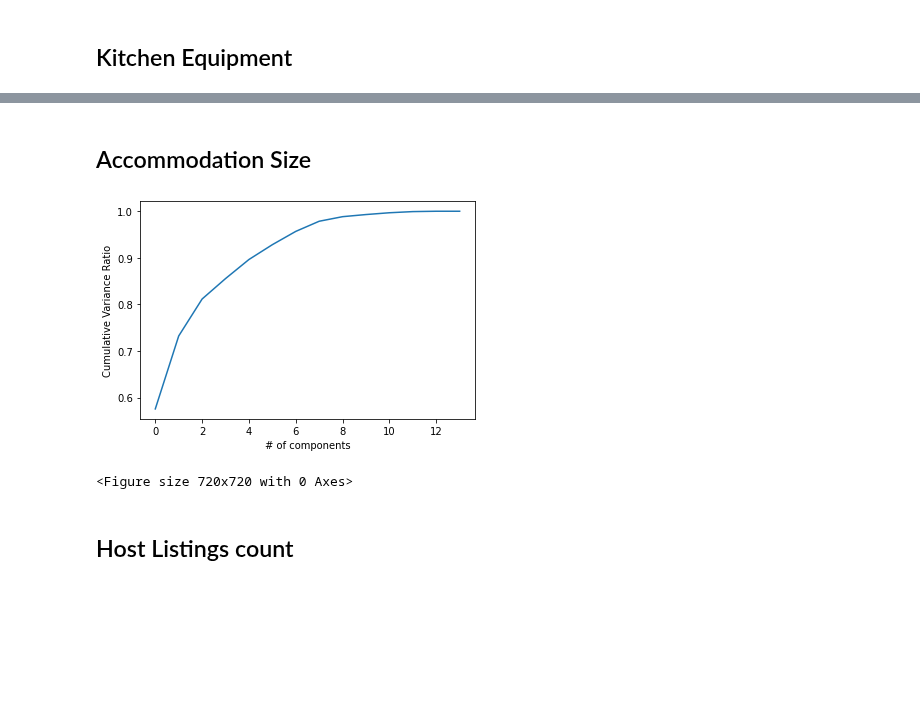
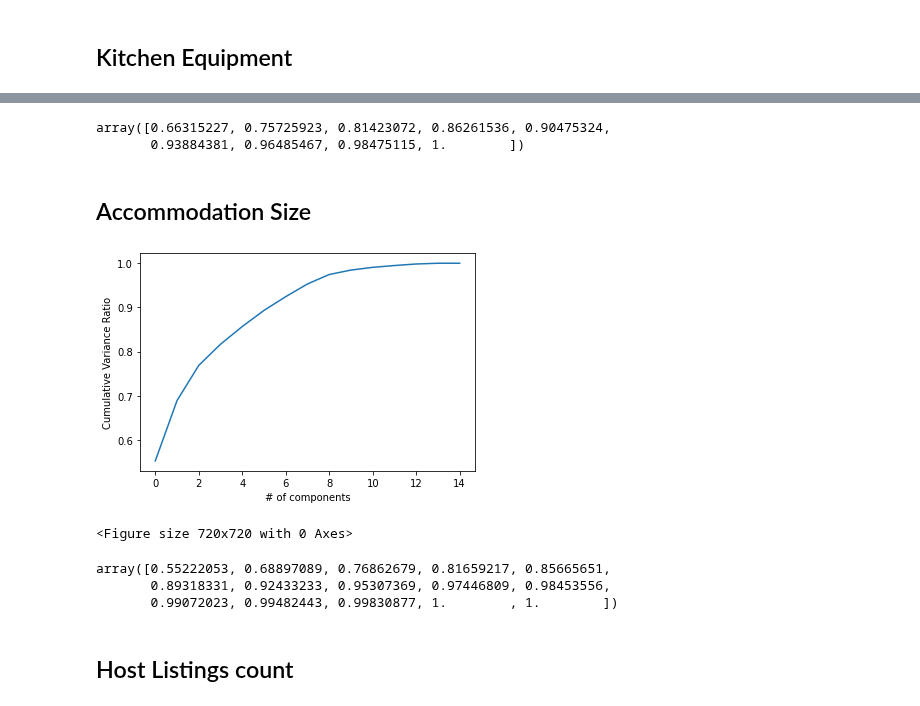
Before and after one commit to dmnk1308/DubAir, a Jupyter notebook: PCA.ipynb, the cells around one changed output, grey strips where cells are left out. Saved outputs shown, nothing was run; the diff lists cells and outputs as text; code cells hidden in the pictures; blank space fills up the shorter version.

```diff
--- a/PCA.ipynb
+++ b/PCA.ipynb
@@ -29,0 +10,14 @@ Due to insignificant t-tests we drop:
+# %%
+wrangler = Wrangler()
+url_listing = "http://data.insideairbnb.com/ireland/leinster/dublin/2021-11-07/data/listings.csv.gz"
+listings = pd.read_csv(url_listing)
+
+# remove extreme prices
+price = listings["price"]
+price = price.str.replace("$","")
+price = price.str.replace(",","")
+price = price.astype(float)
+filter = price < 500
+listings = listings[filter]
+
+X_train, y_train = wrangler.fit_transform_dendro(listings)
@@ -85,21 +111,38 @@ plt.show()
+# %%
+np.cumsum(pca.explained_variance_ratio_)
+# %% [output]
+array([0.66315227, 0.75725923, 0.81423072, 0.86261536, 0.90475324,
+       0.93884381, 0.96485467, 0.98475115, 1.        ])
 # %% [markdown]
 ## Accommodation Size
 # %%
-acco = ["bedrooms_1", "bedrooms_2", "accommodates", "beds", "room_type_Entire home/apt", "room_type_Private room",
-                     "bath_number_1", "bath_number_2", "bath_kind_Shared", "bath_kind_Private", "bath_kind_Normal",
-                     "property_type_Entire residential home", "property_type_Entire rental unit", "property_type_Others"]
+# acco = ["bedrooms_1", "bedrooms_2", "accommodates", "beds", "room_type_Entire home/apt", "room_type_Private room",
+#                      "bath_number_1", "bath_number_2", "bath_kind_Shared", "bath_kind_Private", "bath_kind_Normal",
+#                      "property_type_Entire_residential home", "property_type_Entire rental unit", "property_type_Others"]
+
+acco = ["room_type_Private_room", "room_type_Entire_home/apt",
+        "bath_number_1", "bath_number_2", "bath_kind_Shared", "bath_kind_Private", "bath_kind_Normal",
+        "bedrooms_1", "bedrooms_2", "accommodates", "beds",
+        "property_type_Private_room_in_residential_home", "property_type_Entire_rental_unit",
+        "property_type_Private_room_in_rental_unit", "property_type_Entire_residential_home"]
 
 accommodation_size_df = X_train[acco]
 
 pca = PCA().fit(accommodation_size_df)
 plt.plot(np.cumsum(pca.explained_variance_ratio_))
 plt.xlabel("# of components")
 plt.ylabel("Cumulative Variance Ratio")
 plt.figure(figsize=(10,10))
 plt.show()
 # %% [output]
-[figure, old version]
+[figure, new version]
 <Figure size 720x720 with 0 Axes>
+# %%
+np.cumsum(pca.explained_variance_ratio_)
+# %% [output]
+array([0.55222053, 0.68897089, 0.76862679, 0.81659217, 0.85665651,
+       0.89318331, 0.92433233, 0.95307369, 0.97446809, 0.98453556,
+       0.99072023, 0.99482443, 0.99830877, 1.        , 1.        ])
 # %%
 # 6 Components
 # %% [markdown]
```
Also changed, not shown: parts of 17 cells of this notebook, 3 other files.
